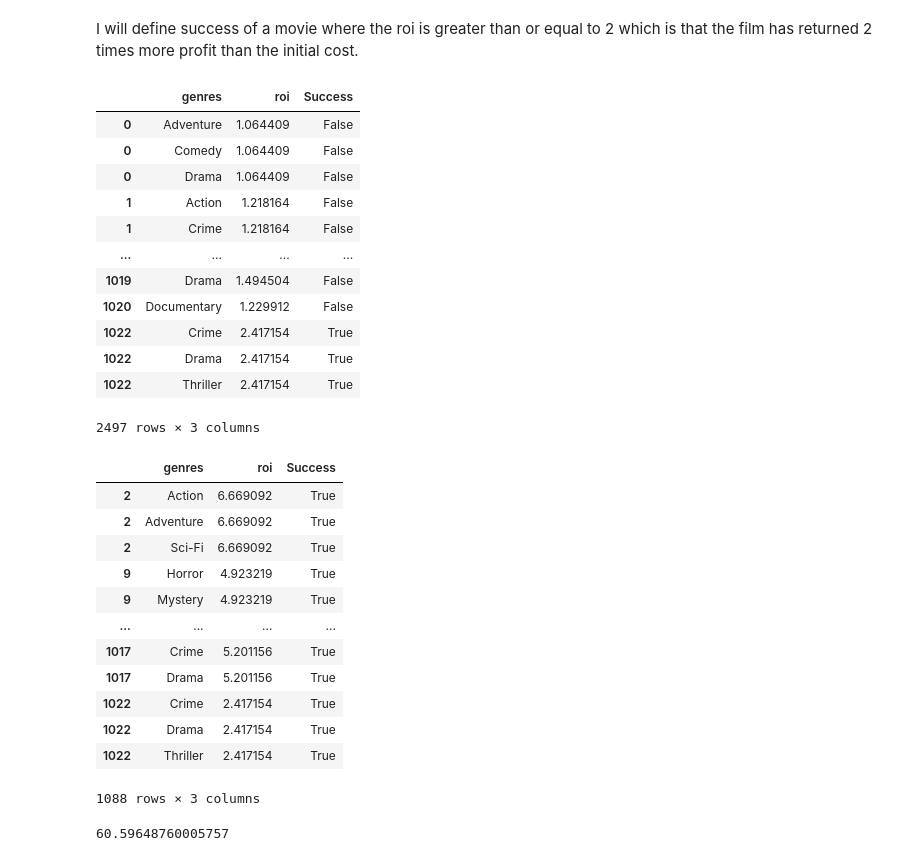
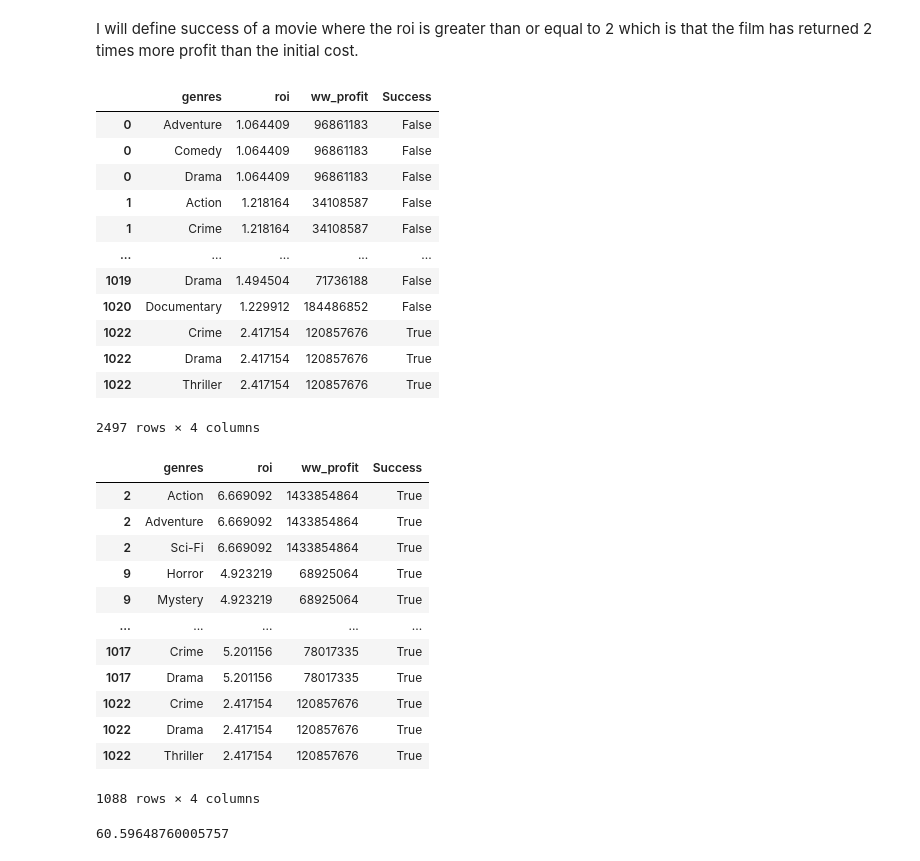
Before and after one commit to bentson1187/dsc-phase-1-project, a Jupyter notebook: Bentson, Brian Phase 1 Project.ipynb, the cells around one changed output. Cells and saved outputs as stored; diff of their text form; code cells hidden in the pictures.

```diff
--- a/Bentson, Brian Phase 1 Project.ipynb
+++ b/Bentson, Brian Phase 1 Project.ipynb
@@ -1577,40 +1579,40 @@ The median production budget for a comedy or animated movie is 172.5M dollars wh
 I will define success of a movie where the roi is greater than or equal to 2 which is that the film has returned 2 times more profit than the initial cost.
 # %%
 #create a new column based off roi which measures success or failure
-movies_df_5_3 = movies_df_genres.loc[:,['genres','roi']]
+movies_df_5_3 = movies_df_genres.loc[:,['genres','roi','ww_profit']]
 movies_df_5_3['Success'] = np.where(movies_df_5_3['roi'] >= 2, True, False)
 movies_df_5_3
 # %% [output]
-|  | genres | roi | Success |
-| 0 | Adventure | 1.064409 | False |
-| 0 | Comedy | 1.064409 | False |
-| 0 | Drama | 1.064409 | False |
-| 1 | Action | 1.218164 | False |
-| 1 | Crime | 1.218164 | False |
-| ... | ... | ... | ... |
-| 1019 | Drama | 1.494504 | False |
-| 1020 | Documentary | 1.229912 | False |
-| 1022 | Crime | 2.417154 | True |
-| 1022 | Drama | 2.417154 | True |
-| 1022 | Thriller | 2.417154 | True |
+|  | genres | roi | ww_profit | Success |
+| 0 | Adventure | 1.064409 | 96861183 | False |
+| 0 | Comedy | 1.064409 | 96861183 | False |
+| 0 | Drama | 1.064409 | 96861183 | False |
+| 1 | Action | 1.218164 | 34108587 | False |
+| 1 | Crime | 1.218164 | 34108587 | False |
+| ... | ... | ... | ... | ... |
+| 1019 | Drama | 1.494504 | 71736188 | False |
+| 1020 | Documentary | 1.229912 | 184486852 | False |
+| 1022 | Crime | 2.417154 | 120857676 | True |
+| 1022 | Drama | 2.417154 | 120857676 | True |
+| 1022 | Thriller | 2.417154 | 120857676 | True |
-2497 rows × 3 columns
+2497 rows × 4 columns
 # %%
 #create success dataframe and calculating percentage success for
-movies_df_5_3.loc[movies_df_5_2['Success'] == True]
+movies_df_5_3.loc[movies_df_5_3['Success'] == True]
 # %% [output]
-|  | genres | roi | Success |
-| 2 | Action | 6.669092 | True |
-| 2 | Adventure | 6.669092 | True |
-| 2 | Sci-Fi | 6.669092 | True |
-| 9 | Horror | 4.923219 | True |
-| 9 | Mystery | 4.923219 | True |
-| ... | ... | ... | ... |
-| 1017 | Crime | 5.201156 | True |
-| 1017 | Drama | 5.201156 | True |
-| 1022 | Crime | 2.417154 | True |
-| 1022 | Drama | 2.417154 | True |
-| 1022 | Thriller | 2.417154 | True |
+|  | genres | roi | ww_profit | Success |
+| 2 | Action | 6.669092 | 1433854864 | True |
+| 2 | Adventure | 6.669092 | 1433854864 | True |
+| 2 | Sci-Fi | 6.669092 | 1433854864 | True |
+| 9 | Horror | 4.923219 | 68925064 | True |
+| 9 | Mystery | 4.923219 | 68925064 | True |
+| ... | ... | ... | ... | ... |
+| 1017 | Crime | 5.201156 | 78017335 | True |
+| 1017 | Drama | 5.201156 | 78017335 | True |
+| 1022 | Crime | 2.417154 | 120857676 | True |
+| 1022 | Drama | 2.417154 | 120857676 | True |
+| 1022 | Thriller | 2.417154 | 120857676 | True |
-1088 rows × 3 columns
+1088 rows × 4 columns
 # %%
 #calculate percentage successful for Horror, Thriller and Mystery movies only
 table_5_3 = pd.DataFrame(movies_df_5_3.groupby(by='genres').sum()['Success']/movies_df_5_3.groupby(by='genres').count()['Success']*100)
```
Also changed, not shown: parts of 17 cells of this notebook, 1 other file.
